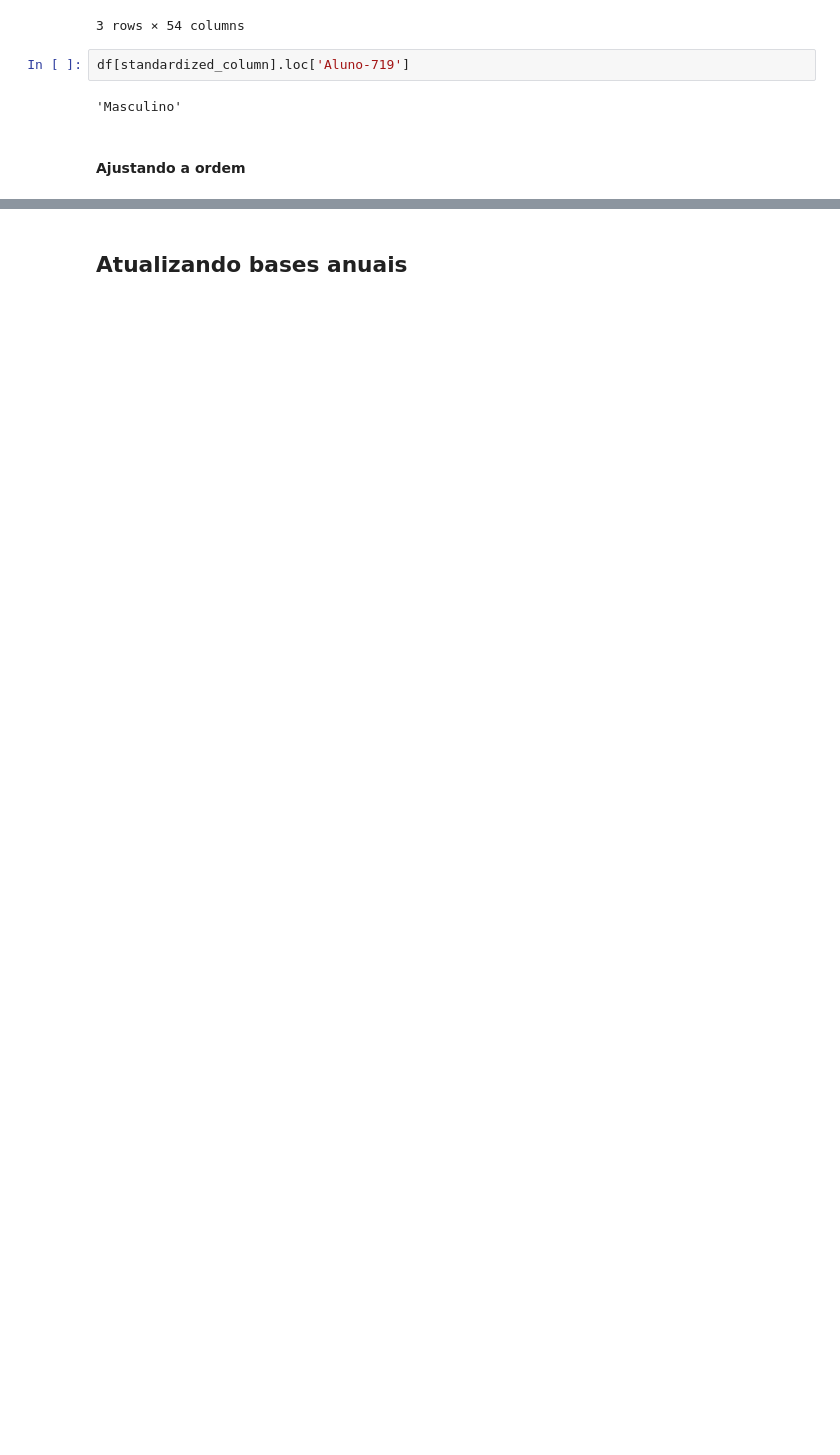
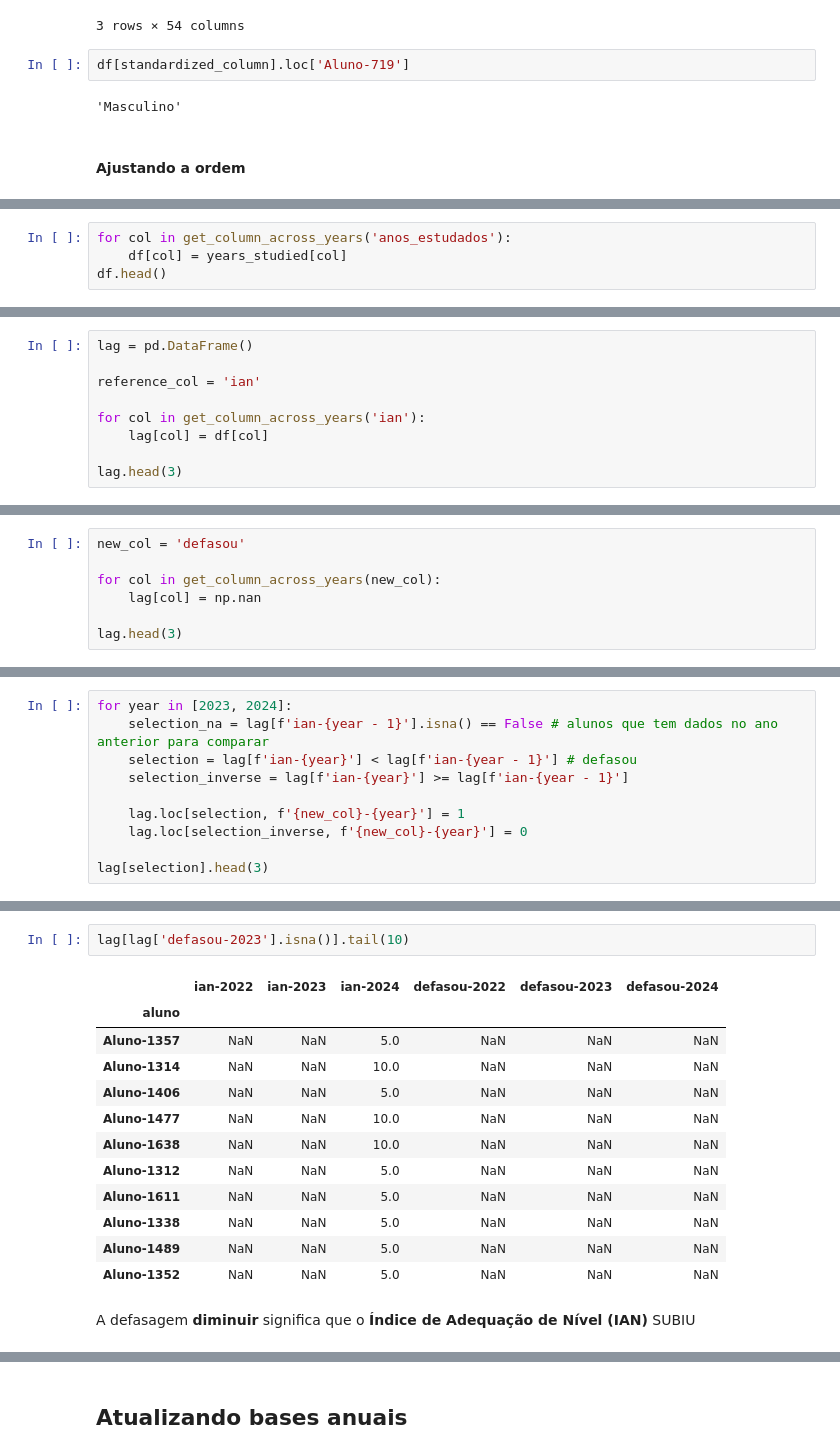
Before and after one commit to victoria-menezes/fiap-data-analytics-DATATHON, a Jupyter notebook: notebook.ipynb, the cells around one changed output, grey strips where cells are left out. Drawn from its saved outputs; the diff is of its cells as text; blank space fills up the shorter version.

```diff
--- a/notebook.ipynb
+++ b/notebook.ipynb
@@ -1575,0 +1721,4 @@ Classificaremos como desistente o aluno que tinha dados no ano anterior, e não
+# %%
+for col in get_column_across_years('anos_estudados'):
+    df[col] = years_studied[col]
+df.head()
@@ -1578,0 +1737,9 @@ Média dos 3 anos
+# %%
+lag = pd.DataFrame()
+
+reference_col = 'ian'
+
+for col in get_column_across_years('ian'):
+    lag[col] = df[col]
+
+lag.head(3)
@@ -1578,0 +1754,7 @@ Média dos 3 anos
+# %%
+new_col = 'defasou'
+
+for col in get_column_across_years(new_col):
+    lag[col] = np.nan
+
+lag.head(3)
@@ -1578,0 +1767,10 @@ Média dos 3 anos
+# %%
+for year in [2023, 2024]:
+	selection_na = lag[f'ian-{year - 1}'].isna() == False # alunos que tem dados no ano anterior para comparar
+	selection = lag[f'ian-{year}'] < lag[f'ian-{year - 1}'] # defasou
+	selection_inverse = lag[f'ian-{year}'] >= lag[f'ian-{year - 1}']
+
+	lag.loc[selection, f'{new_col}-{year}'] = 1
+	lag.loc[selection_inverse, f'{new_col}-{year}'] = 0
+
+lag[selection].head(3)
@@ -1578,0 +1791,17 @@ Média dos 3 anos
+# %%
+lag[lag['defasou-2023'].isna()].tail(10)
+# %% [output]
+|  | ian-2022 | ian-2023 | ian-2024 | defasou-2022 | defasou-2023 | defasou-2024 |
+| aluno |  |  |  |  |  |  |
+| Aluno-1357 | NaN | NaN | 5.0 | NaN | NaN | NaN |
+| Aluno-1314 | NaN | NaN | 10.0 | NaN | NaN | NaN |
+| Aluno-1406 | NaN | NaN | 5.0 | NaN | NaN | NaN |
+| Aluno-1477 | NaN | NaN | 10.0 | NaN | NaN | NaN |
+| Aluno-1638 | NaN | NaN | 10.0 | NaN | NaN | NaN |
+| Aluno-1312 | NaN | NaN | 5.0 | NaN | NaN | NaN |
+| Aluno-1611 | NaN | NaN | 5.0 | NaN | NaN | NaN |
+| Aluno-1338 | NaN | NaN | 5.0 | NaN | NaN | NaN |
+| Aluno-1489 | NaN | NaN | 5.0 | NaN | NaN | NaN |
+| Aluno-1352 | NaN | NaN | 5.0 | NaN | NaN | NaN |
+# %% [markdown]
+A defasagem **diminuir** significa que o **Índice de Adequação de Nível (IAN)** SUBIU
```
Also changed, not shown: parts of 54 cells of this notebook.
